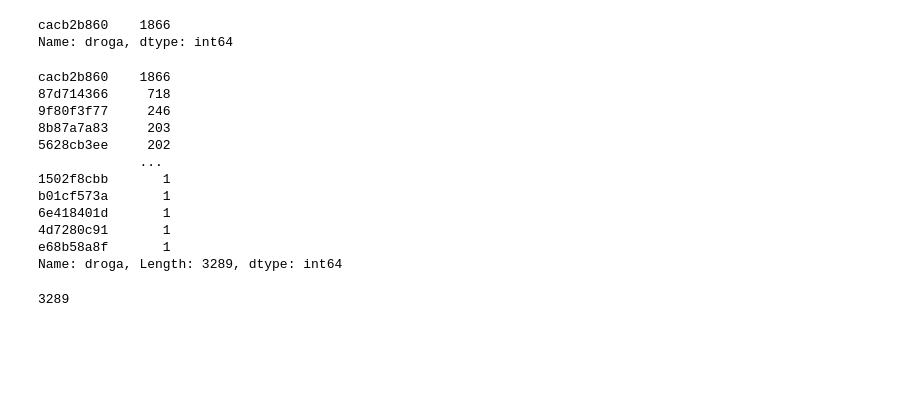
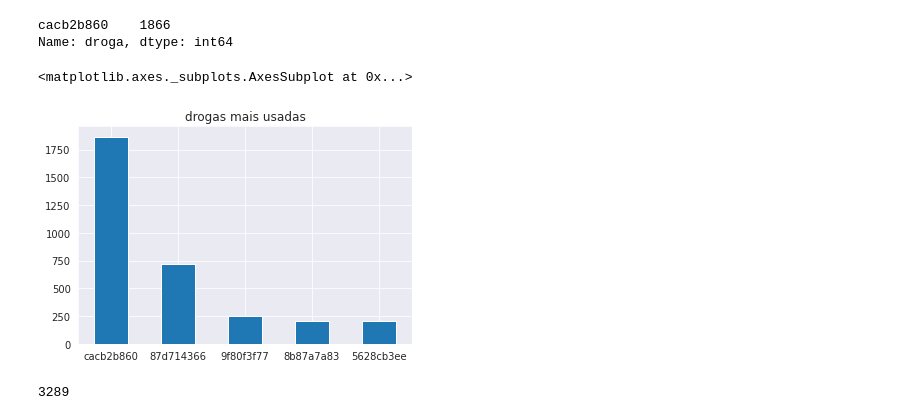
Before and after one commit to MisterGusMan/Alura_ID3, a Jupyter notebook: Análise_Aula_1.ipynb, the cells around one changed output. Saved outputs shown, nothing was run; the diff lists cells and outputs as text; code cells hidden in the pictures; blank space fills up the shorter version.

```diff
--- a/Análise_Aula_1.ipynb
+++ b/Análise_Aula_1.ipynb
@@ -96,21 +96,11 @@ controle['droga'].value_counts()
 # %% [output]
 cacb2b860    1866
 Name: droga, dtype: int64
-# %%
-df['droga'].value_counts()
-# %% [output]
-cacb2b860    1866
-87d714366     718
-9f80f3f77     246
-8b87a7a83     203
-5628cb3ee     202
-             ...
-1502f8cbb       1
-b01cf573a       1
-6e418401d       1
-4d7280c91       1
-e68b58a8f       1
-Name: droga, Length: 3289, dtype: int64
+# %%
+df['droga'].value_counts().head().plot.bar(rot = 0, title = 'drogas mais usadas')
+# %% [output]
+<matplotlib.axes._subplots.AxesSubplot at 0x...>
+[figure, added]
 # %%
 df['droga'].nunique()
 # %% [output]
```
